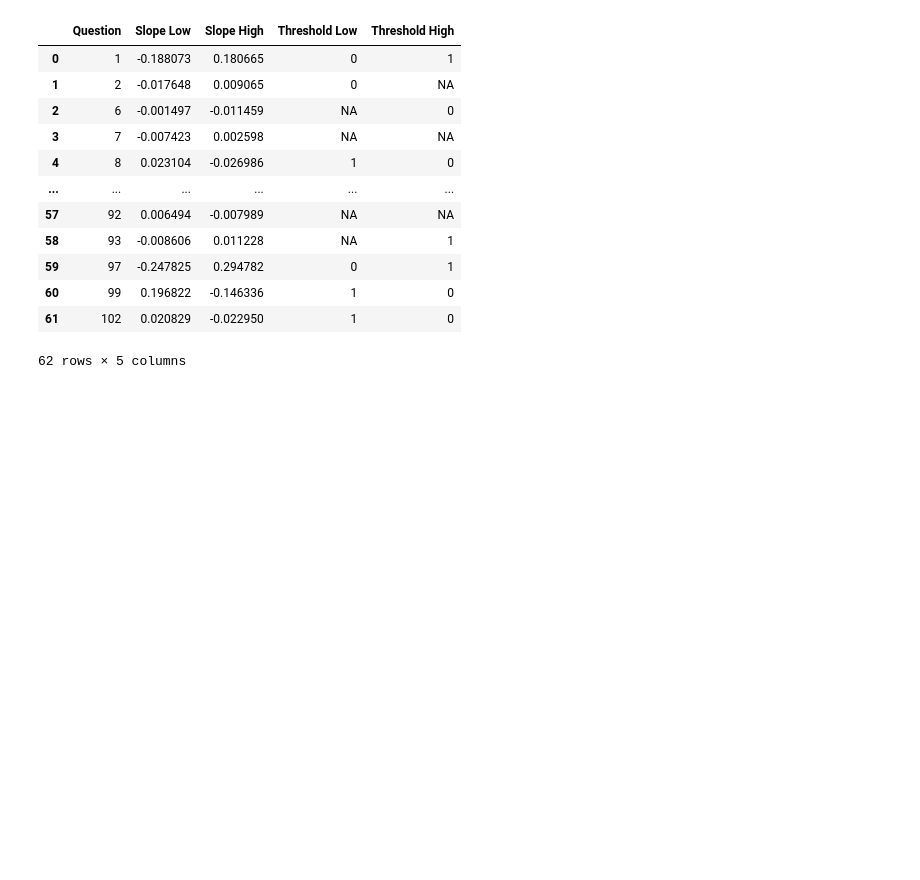
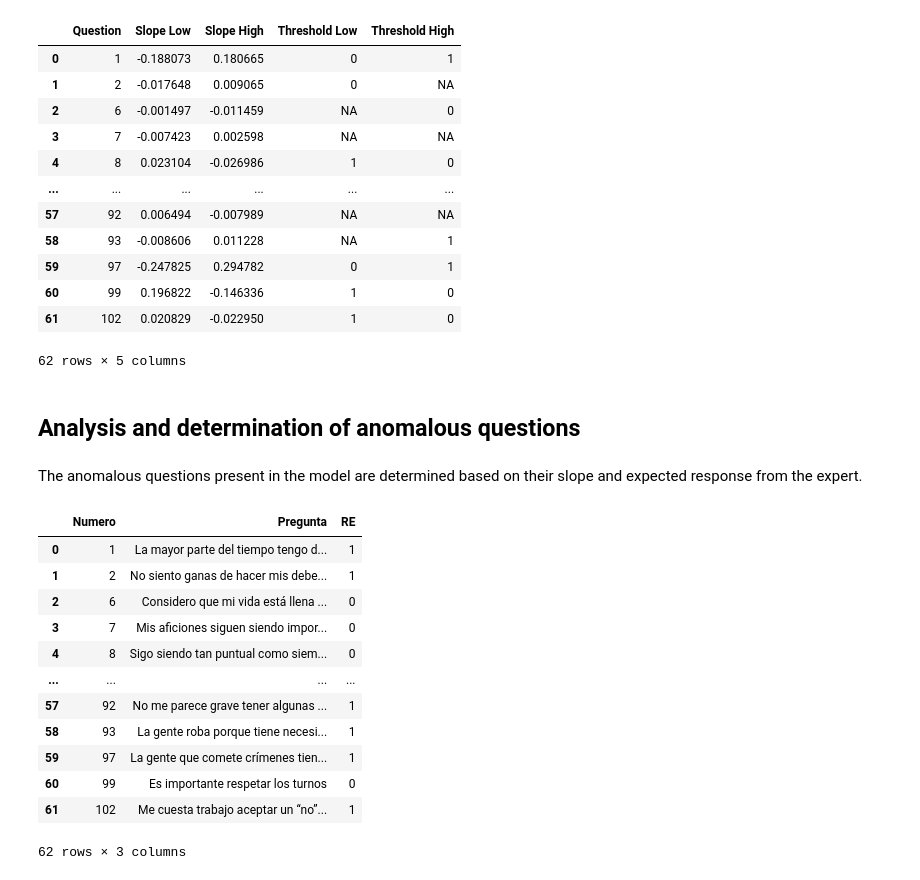
Before and after one commit to Manuel080800/IAE-Psicology, a Jupyter notebook: Red neuronal - Test/Explainers_ANN_Psychology_Classification.ipynb, the cells around one changed output. Saved outputs shown, nothing was run; the diff lists cells and outputs as text; code cells hidden in the pictures; blank space fills up the shorter version.

```diff
--- a/Red neuronal - Test/Explainers_ANN_Psychology_Classification.ipynb
+++ b/Red neuronal - Test/Explainers_ANN_Psychology_Classification.ipynb
@@ -580,3 +581,27 @@ Classification accuracy = 64.1025641025641 %
     accuracy                           0.64        39
    macro avg       0.63      0.63      0.63        39
 weighted avg       0.64      0.64      0.64        39
+# %%
+accuracy = accuracy_score(y_test,y_pred) * 100
+clf_rep = precision_recall_fscore_support(y_test,y_pred)
+
+## The number of questions used in the iteration is retrieved.
+ds_delete = ds[ds.Status == "Delete"]
+ds_delete.reset_index(inplace=True, drop=True)
+
+## All the metrics of the confusion matrix are obtained.
+metrics = [",".join(map(str, ds_delete['Question'].tolist())), accuracy, clf_rep[0][0], clf_rep[1][0],
+           clf_rep[2][0], clf_rep[3][0],clf_rep[0][1], clf_rep[1][1], clf_rep[2][1], clf_rep[3][1],
+           clf_rep[0][2], clf_rep[1][2], clf_rep[2][2], clf_rep[3][2]]
+
+## The names of the columns of the dataset are defined.
+columns = ['Question','Acurracy global','Precision_0','Recall_0','F1_score_0', 'Support_0',
+           'Precision_1','Recall_1','F1_score_1', 'Support_1','Precision_2','Recall_2','F1_score_2','Support_2']
+
+## A new row of the dataset is generated with all the data.
+data = pd.DataFrame([metrics], columns = columns)
+
+## The data is saved to the dataset.
+data.to_csv(path_dataset_qd, mode = 'a', header = False, index = False)
+
+data
@@ -702,3 +730,35 @@ dm
 | 60 | 99 | 0.196822 | -0.146336 | 1 | 0 |
 | 61 | 102 | 0.020829 | -0.022950 | 1 | 0 |
 62 rows × 5 columns
+# %% [markdown]
+## Analysis and determination of anomalous questions
+# %% [markdown]
+The anomalous questions present in the model are determined based on their slope and expected response from the expert.
+# %%
+## The dataset of expected responses is loaded.
+da = pd.read_csv(path_dataset_qa)
+
+## Delete list of questions deleted in this iteration.
+i = 0
+for x in ds_delete['Question']:
+    da.drop(da.index[x - (i + 1)], axis = 0, inplace = True)
+    i += 1
+
+## Indexes are restored for later use.
+da.reset_index(inplace=True, drop=True)
+
+da
+# %% [output]
+|  | Numero | Pregunta | RE |
+| 0 | 1 | La mayor parte del tiempo tengo d... | 1 |
+| 1 | 2 | No siento ganas de hacer mis debe... | 1 |
+| 2 | 6 | Considero que mi vida está llena ... | 0 |
+| 3 | 7 | Mis aficiones siguen siendo impor... | 0 |
+| 4 | 8 | Sigo siendo tan puntual como siem... | 0 |
+| ... | ... | ... | ... |
+| 57 | 92 | No me parece grave tener algunas ... | 1 |
+| 58 | 93 | La gente roba porque tiene necesi... | 1 |
+| 59 | 97 | La gente que comete crímenes tien... | 1 |
+| 60 | 99 | Es importante respetar los turnos | 0 |
+| 61 | 102 | Me cuesta trabajo aceptar un “no”... | 1 |
+62 rows × 3 columns
```
Also changed, not shown: parts of 4 cells of this notebook, 3 other files.
